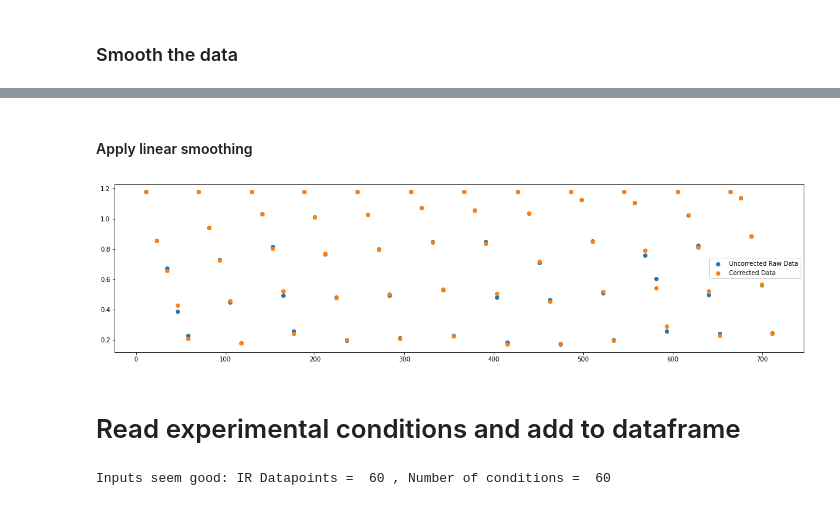
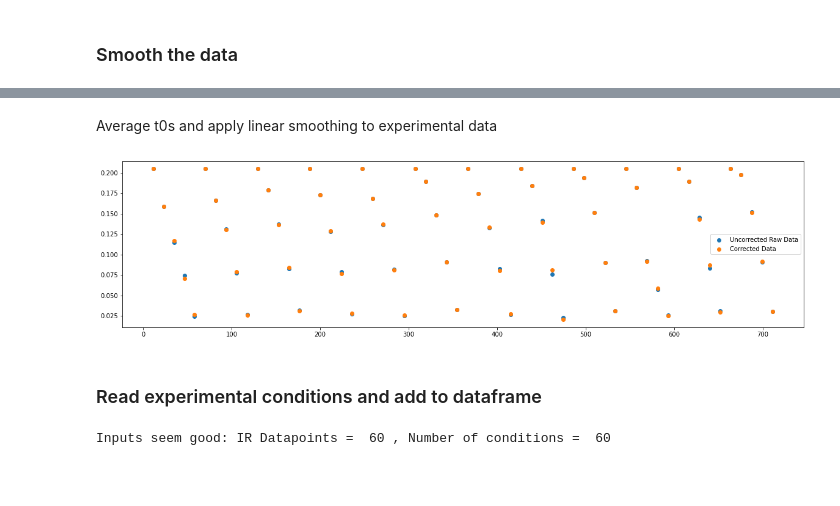
Before and after one commit to pdingwall/htke, a Jupyter notebook: htke_analysis_template_v1.9.1.ipynb, the cells around one changed output, grey strips where cells are left out. Cells and saved outputs as stored; diff of their text form; code cells hidden in the pictures; blank space fills up the shorter version.

```diff
--- a/htke_analysis_template_v1.9.1.ipynb
+++ b/htke_analysis_template_v1.9.1.ipynb
@@ -93,4 +95,10 @@ peaks.plot(processed_ir_data, peak_of_interest)
+# %% [markdown]
+Average t0s and apply linear smoothing to experimental data
 # %%
 processed_ir_data = peaks.t0_correction(processed_ir_data, no_reactions, points_per_reaction)
+
+processed_ir_data = peaks.linear_correction(processed_ir_data, no_reactions, points_per_reaction)
+
+peaks.plot_corrections(processed_ir_data)
+# %% [output]
+[figure, added]
-# %% [markdown]
-#### Apply linear smoothing
@@ -99,13 +105,5 @@ processed_ir_data = peaks.linear_correction(processed_ir_data, no_reactions, poi
-# %%
-plt.figure(figsize=(20,5))
-plt.scatter(processed_ir_data['Relative Time'], processed_ir_data['Raw Peak Property'], label = 'Uncorrected Raw Data')
-plt.scatter(processed_ir_data['Relative Time'], processed_ir_data['Peak Property'], label = 'Corrected Data')
-plt.legend()
-plt.show()
-# %% [output]
-[figure, removed]
 # %% [markdown]
-# Read experimental conditions and add to dataframe
+### Read experimental conditions and add to dataframe
 # %%
 Conditions()
 experimental_data = Conditions.read(processed_ir_data)
```
Also changed, not shown: parts of 9 cells of this notebook.
